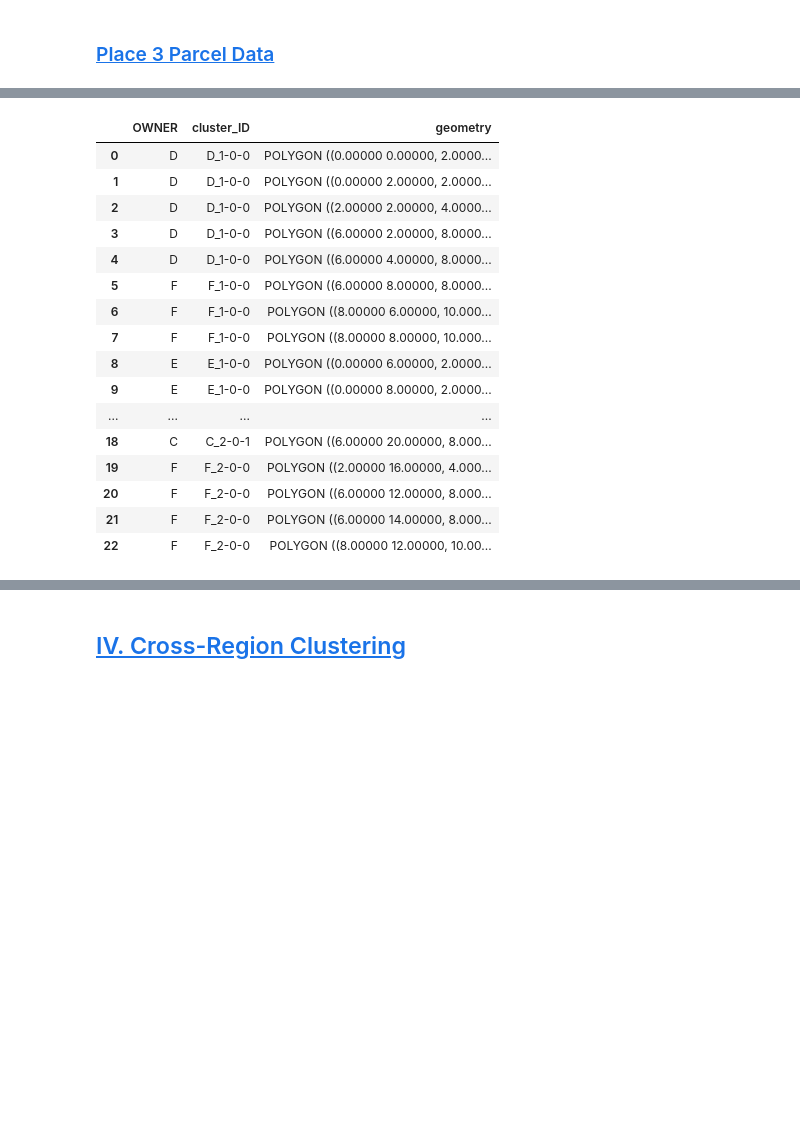
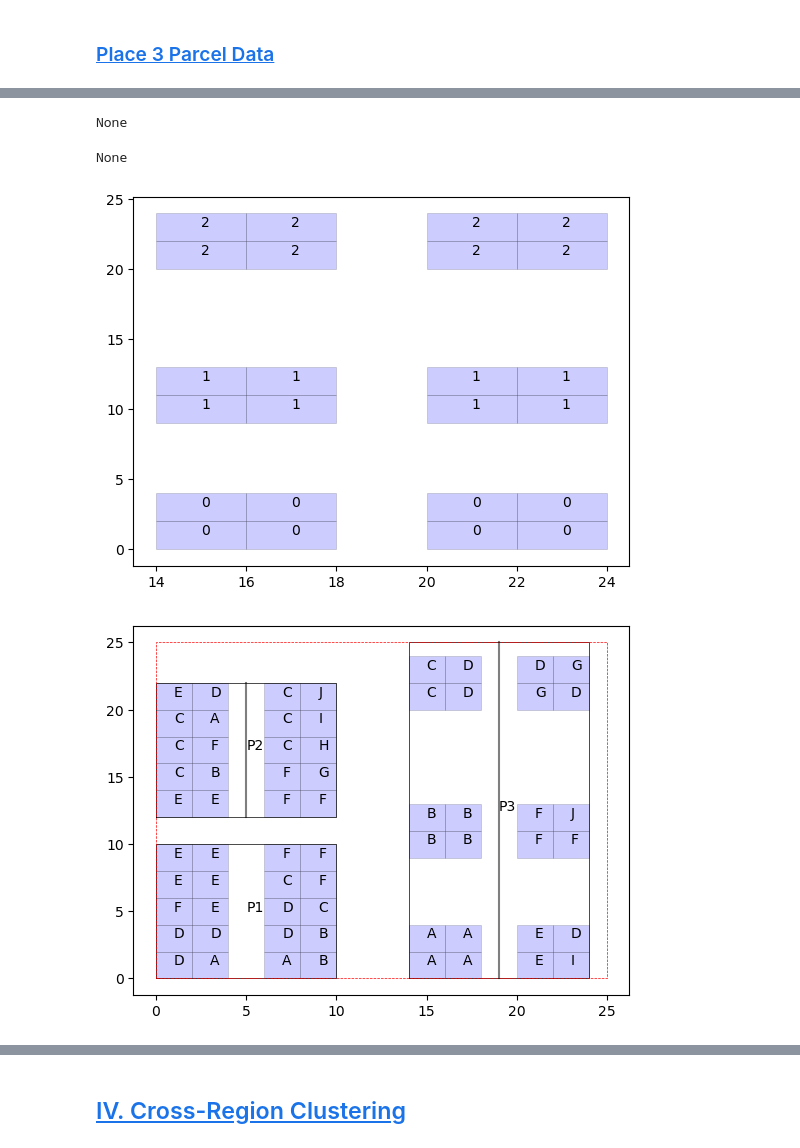
Before and after one commit to abreunig-clgx/superparcels, a Jupyter notebook: clustering/mre/phase2_cluster_voronoi.ipynb, the cells around one changed output, grey strips where cells are left out. Cells and saved outputs as stored; diff of their text form; code cells hidden in the pictures; blank space fills up the shorter version.

```diff
--- a/clustering/mre/phase2_cluster_voronoi.ipynb
+++ b/clustering/mre/phase2_cluster_voronoi.ipynb
@@ -354,20 +402,8 @@ all_clustered_parcel_data = all_clustered_parcel_data[['OWNER', 'cluster_ID', 'g
-# %%
-all_clustered_parcel_data
-# %% [output]
-|  | OWNER | cluster_ID | geometry |
-| 0 | D | D_1-0-0 | POLYGON ((0.00000 0.00000, 2.0000... |
-| 1 | D | D_1-0-0 | POLYGON ((0.00000 2.00000, 2.0000... |
-| 2 | D | D_1-0-0 | POLYGON ((2.00000 2.00000, 4.0000... |
-| 3 | D | D_1-0-0 | POLYGON ((6.00000 2.00000, 8.0000... |
-| 4 | D | D_1-0-0 | POLYGON ((6.00000 4.00000, 8.0000... |
-| 5 | F | F_1-0-0 | POLYGON ((6.00000 8.00000, 8.0000... |
-| 6 | F | F_1-0-0 | POLYGON ((8.00000 6.00000, 10.000... |
-| 7 | F | F_1-0-0 | POLYGON ((8.00000 8.00000, 10.000... |
-| 8 | E | E_1-0-0 | POLYGON ((0.00000 6.00000, 2.0000... |
-| 9 | E | E_1-0-0 | POLYGON ((0.00000 8.00000, 2.0000... |
-| ... | ... | ... | ... |
-| 18 | C | C_2-0-1 | POLYGON ((6.00000 20.00000, 8.000... |
-| 19 | F | F_2-0-0 | POLYGON ((2.00000 16.00000, 4.000... |
-| 20 | F | F_2-0-0 | POLYGON ((6.00000 12.00000, 8.000... |
-| 21 | F | F_2-0-0 | POLYGON ((6.00000 14.00000, 8.000... |
-| 22 | F | F_2-0-0 | POLYGON ((8.00000 12.00000, 10.00... |
+# %%
+display(sub_parcel_map.plot())
+display(map.plot())
+# %% [output]
+None
+None
+[figure, added]
+[figure, added]
```
Also changed, not shown: parts of 17 cells of this notebook.
